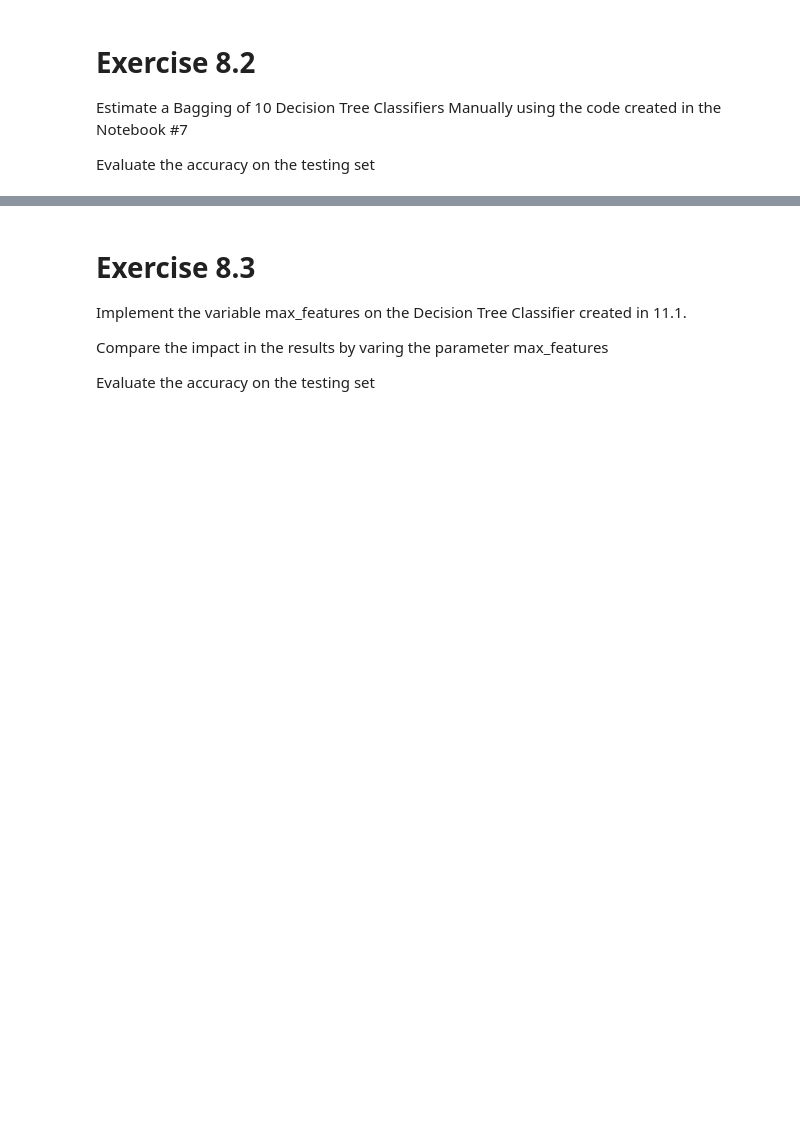
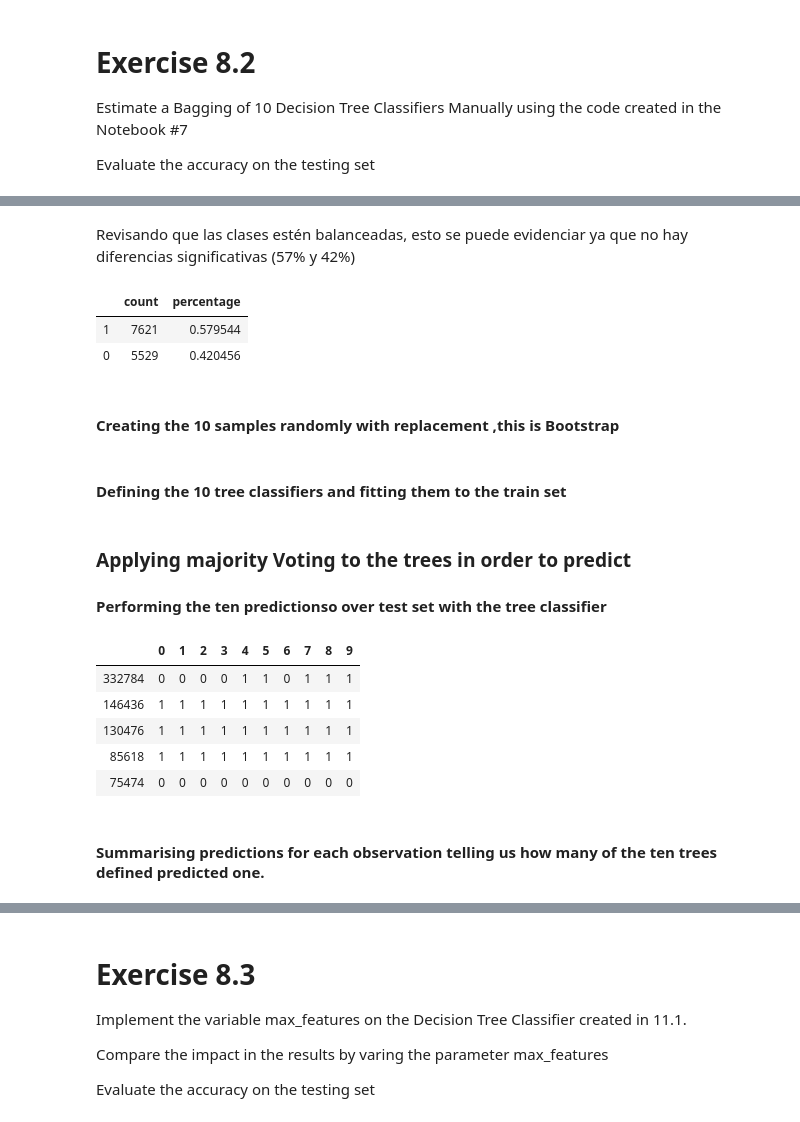
Before and after one commit to dcrojasa/ModeloAvanzadosDecisionTrees, a Jupyter notebook: E8-RandomForests_Boosting.ipynb, the cells around one changed output, grey strips where cells are left out. Saved outputs shown, nothing was run; the diff lists cells and outputs as text; code cells hidden in the pictures; blank space fills up the shorter version.

```diff
--- a/E8-RandomForests_Boosting.ipynb
+++ b/E8-RandomForests_Boosting.ipynb
@@ -260,0 +276,50 @@ Evaluate the accuracy on the testing set
+# %% [markdown]
+Revisando que las clases estén balanceadas, esto se puede evidenciar ya que no hay diferencias significativas (57% y 42%)
+# %%
+y.value_counts().to_frame('count').assign(percentage = lambda x: x/x.sum())
+# %% [output]
+|  | count | percentage |
+| 1 | 7621 | 0.579544 |
+| 0 | 5529 | 0.420456 |
+# %% [markdown]
+#### Creating the 10 samples randomly with replacement ,this is  Bootstrap
+# %%
+n_estimators = 10
+# set a seed for reproducibility
+np.random.seed(123)
+
+n_samples = X_train.shape[0]
+
+# create bootstrap samples (will be used to select rows from the DataFrame)
+samples = [np.random.choice(a=n_samples, size=n_samples, replace=True) for _ in range(n_estimators)]
+# %% [markdown]
+#### Defining the 10 tree classifiers and fitting them to the train set
+# %%
+from sklearn.tree import DecisionTreeClassifier
+
+np.random.seed(123)
+seeds = np.random.randint(1, 10000, size=n_estimators)
+
+trees = {}
+for i in range(n_estimators):
+    trees[i] = DecisionTreeClassifier(max_features="sqrt", max_depth=None, random_state=seeds[i])
+    trees[i].fit(X_train.iloc[samples[i]], y_train.iloc[samples[i]])
+# %% [markdown]
+### Applying majority Voting to the trees in order to predict
+#### Performing the ten predictionso over test set  with the tree classifier
+# %%
+# Predict
+y_pred_df = pd.DataFrame(index=X_test.index, columns=list(range(n_estimators)))
+for i in range(n_estimators):
+    y_pred_df.iloc[:, i] = trees[i].predict(X_test)
+
+y_pred_df.head()
+# %% [output]
+|  | 0 | 1 | 2 | 3 | 4 | 5 | 6 | 7 | 8 | 9 |
+| 332784 | 0 | 0 | 0 | 0 | 1 | 1 | 0 | 1 | 1 | 1 |
+| 146436 | 1 | 1 | 1 | 1 | 1 | 1 | 1 | 1 | 1 | 1 |
+| 130476 | 1 | 1 | 1 | 1 | 1 | 1 | 1 | 1 | 1 | 1 |
+| 85618 | 1 | 1 | 1 | 1 | 1 | 1 | 1 | 1 | 1 | 1 |
+| 75474 | 0 | 0 | 0 | 0 | 0 | 0 | 0 | 0 | 0 | 0 |
+# %% [markdown]
+#### Summarising  predictions for each observation telling us how many of the ten trees defined predicted one.
```
Also changed, not shown: parts of 25 cells of this notebook.
